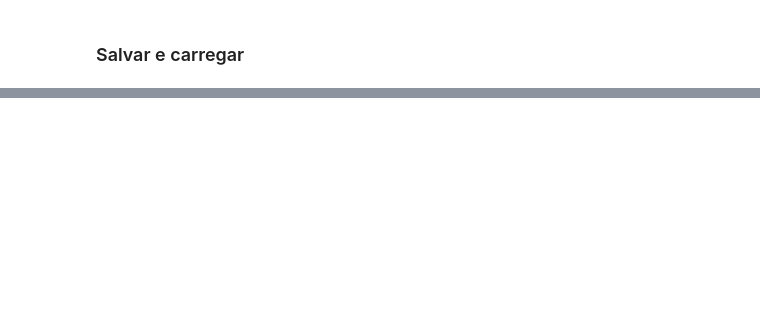
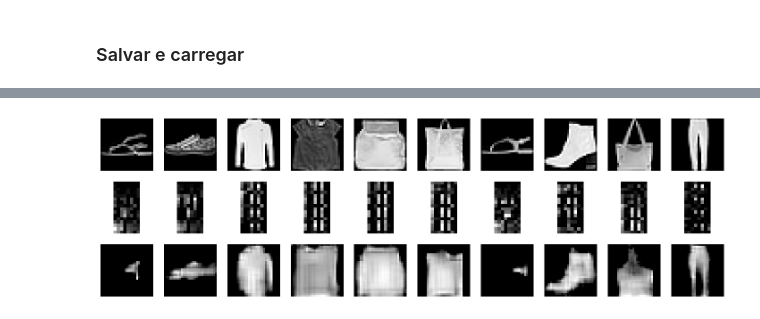
Before and after one commit to KauaHenSilva/python_autoencoders, a Jupyter notebook: autoencode_convolucional.ipynb, the cells around one changed output, grey strips where cells are left out. Saved outputs shown, nothing was run; the diff lists cells and outputs as text; code cells hidden in the pictures; blank space fills up the shorter version.

```diff
--- a/autoencode_convolucional.ipynb
+++ b/autoencode_convolucional.ipynb
@@ -173,0 +139,3 @@ Model: "sequential_11"
+# %%
+encoder = Model(inputs=network.inputs, outputs=network.get_layer('6-flatten').output)
+encoder.summary()
@@ -173,0 +246,3 @@ Model: "sequential_11"
+# %%
+img_decode = decoder.predict(img_encode)
+img_decode.shape
@@ -173,0 +258,32 @@ Model: "sequential_11"
+# %%
+nmr_imagens = 10
+largura, altura = 10, 1
+
+plt.figure(figsize=(18, 18))
+for i in range(nmr_imagens):
+
+    # Exibir imagem atual
+    img_atual = x_test[np.random.randint(0, x_test.shape[0])]
+    img_atual *= 255
+
+    ax = plt.subplot(10,10, i+1)
+    plt.imshow(img_atual.reshape(28, 28), cmap='gray')
+    plt.axis('off')
+
+    # Exibir imagem com encode
+    img_encode = encoder.predict(np.expand_dims(img_atual, axis=0))
+
+    ax = plt.subplot(10,10, i+11)
+    plt.imshow(img_encode.reshape(16, 8), cmap='gray')
+    plt.axis('off')
+
+    # Exibir decoder
+
+    img_decode = decoder.predict(img_encode)
+    ax = plt.subplot(10,10, i+21)
+    plt.imshow(img_decode.reshape(28, 28), cmap='gray')
+    plt.axis('off')
+
+
+plt.show()
+# %% [output]
@@ -173,0 +310 @@ Model: "sequential_11"
+[figure, added]
```
Also changed, not shown: parts of 20 cells of this notebook.
